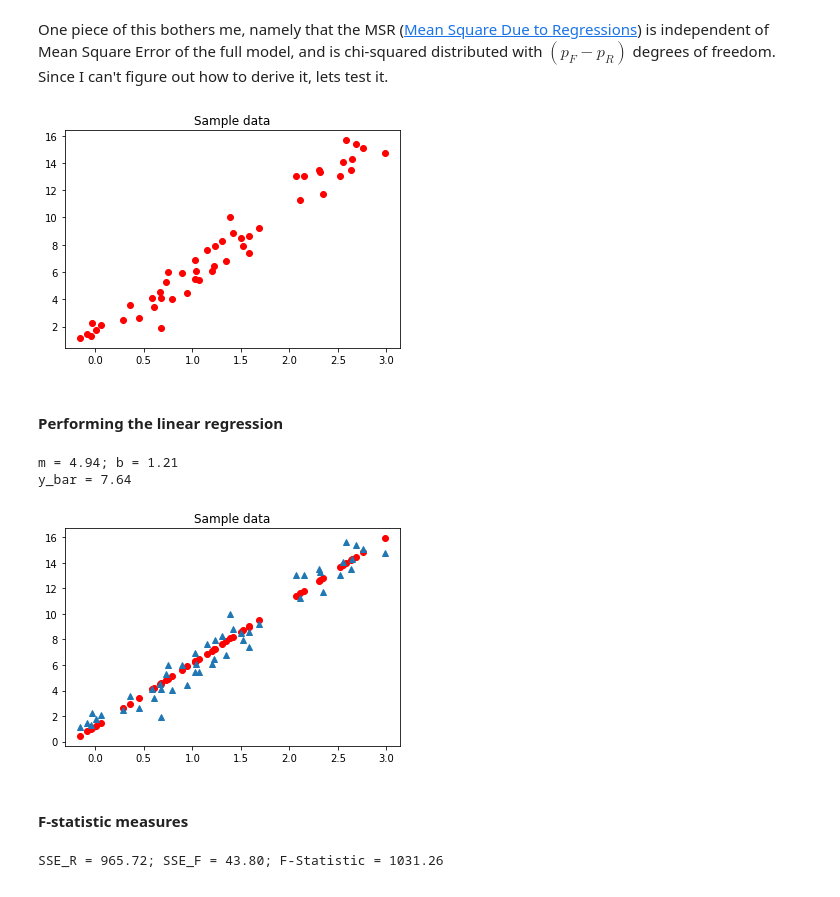
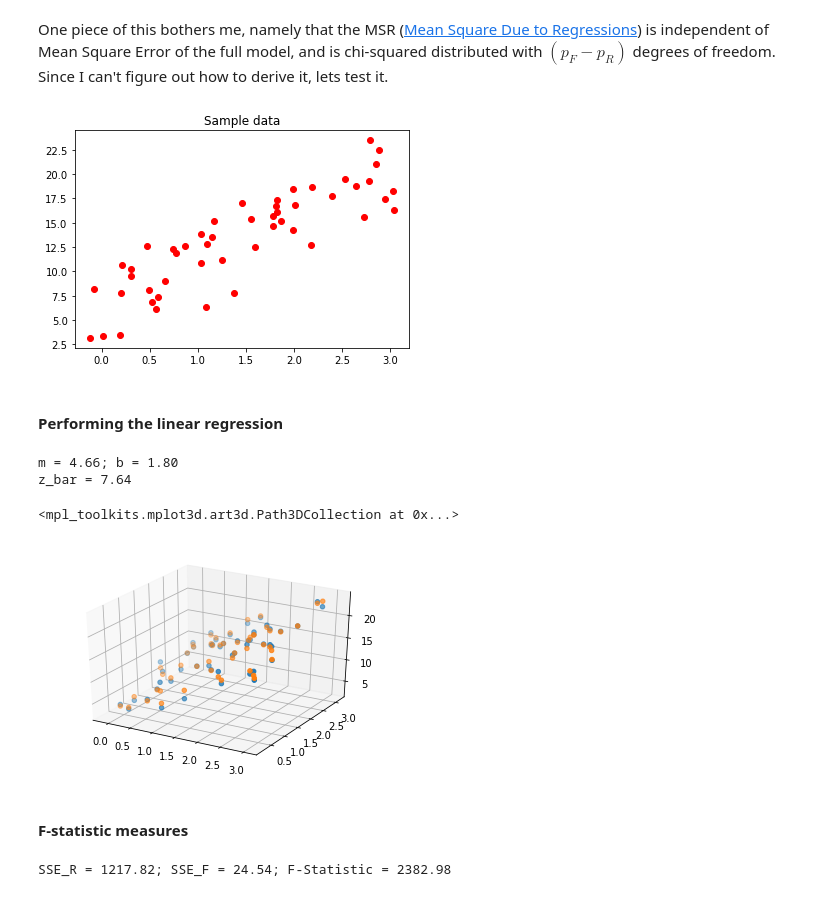
Before and after one commit to archimedes06/machineLearningNotes, a Jupyter notebook: src/ANOVA/General Linear F-Test.ipynb, the cells around one changed output. Saved outputs shown, nothing was run; the diff lists cells and outputs as text; code cells hidden in the pictures.

```diff
--- a/src/ANOVA/General Linear F-Test.ipynb
+++ b/src/ANOVA/General Linear F-Test.ipynb
@@ -17,53 +19,60 @@ slopeActual = 10.5
 interceptActual = 5
 noiseAmp = 1
 
-def generateValues(sampleSize, slope, intercept, noiseAmp):
+def generateValues(sampleSize, slopeX, slopeZ, intercept, noiseAmp):
     output = []
     for i in range(sampleSize):
         x = random.random()*3
-        y = slope*x+intercept
-        output.append((x+random.gauss(0,noiseAmp), y+random.gauss(0,noiseAmp)))
+        y = random.random()*3
+        z = x*slopeX + y*slopeZ + intercept
+        output.append((x + random.gauss(0,noiseAmp), y + random.gauss(0,noiseAmp), z + random.gauss(0,noiseAmp)))
 
     #zip converts a k long list of n-tuples into a n long list of k tuples
     data = map(list, zip(*output))
-    return (np.array(data[0]),np.array(data[1]))
+    return (np.array(data[0]), np.array(data[1]), np.array(data[2]))
 # %%
-(x,y) = generateValues(50, 5,1,0.2)
+(x,y,z) = generateValues(50, 5, 3,1,0.2)
 # %%
-plt.plot(x,y, 'ro')
+plt.plot(x,z, 'ro')
 plt.title("Sample data")
 plt.show()
 # %% [output]
-[figure, old version]
+[figure, new version]
 # %% [markdown]
 #### Performing the linear regression
 # %%
+inputs = np.array([x,y]).transpose()
 regr = linear_model.LinearRegression()
-regr.fit(x.reshape(-1,1),y.reshape(-1,1))
+regr.fit(inputs,z.reshape(-1,1))
 params = regr.get_params()
-y_predicted = regr.predict(x.reshape(-1,1))
+z_predicted = regr.predict(inputs)
 m = regr.coef_[0][0]
 b = regr.intercept_[0]
 
-y_bar = y.mean()
+z_bar = z.mean()
 print("m = {:.2f}; b = {:.2f}".format(m,b))
-print("y_bar = {:.2f}".format(y_bar))
+print("z_bar = {:.2f}".format(y_bar))
 # %% [output]
-m = 4.94; b = 1.21
-y_bar = 7.64
+m = 4.66; b = 1.80
+z_bar = 7.64
 # %%
-plt.plot(x, y_predicted[:,0], 'ro')
-plt.plot(x,y,'^')
-plt.title("Sample data")
-plt.show()
+# plt.plot(x, z_predicted[:,0], 'ro')
+# plt.plot(x,z,'^')
+# plt.title("Sample data")
+# plt.show()
+fig = plt.figure()
+ax = fig.add_subplot(111, projection='3d')
+ax.scatter(x, y, z)
+ax.scatter(x, y, z_predicted, 'gray')
 # %% [output]
+<mpl_toolkits.mplot3d.art3d.Path3DCollection at 0x...>
-[figure, old version]
+[figure, new version]
 # %% [markdown]
 #### F-statistic measures
 # %%
-SSE_R = ((y-y_bar)**2).sum()
-SSE_F = ((y-y_predicted[:,0])**2).sum()
+SSE_R = ((z-z_bar)**2).sum()
+SSE_F = ((z-z_predicted[:,0])**2).sum()
 F_Statistic = (SSE_R - SSE_F)/(SSE_F/49)
 print("SSE_R = {:.2f}; SSE_F = {:.2f}; F-Statistic = {:.2f}".format(SSE_R, SSE_F, F_Statistic))
 # %% [output]
-SSE_R = 965.72; SSE_F = 43.80; F-Statistic = 1031.26
+SSE_R = 1217.82; SSE_F = 24.54; F-Statistic = 2382.98
```
Also changed, not shown: parts of 4 cells of this notebook.
